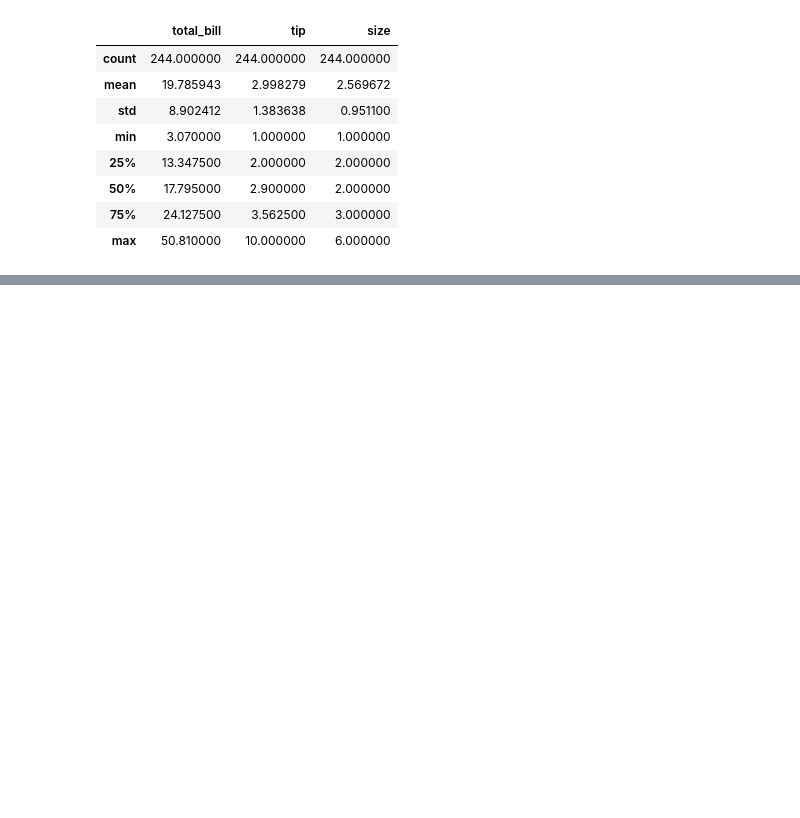
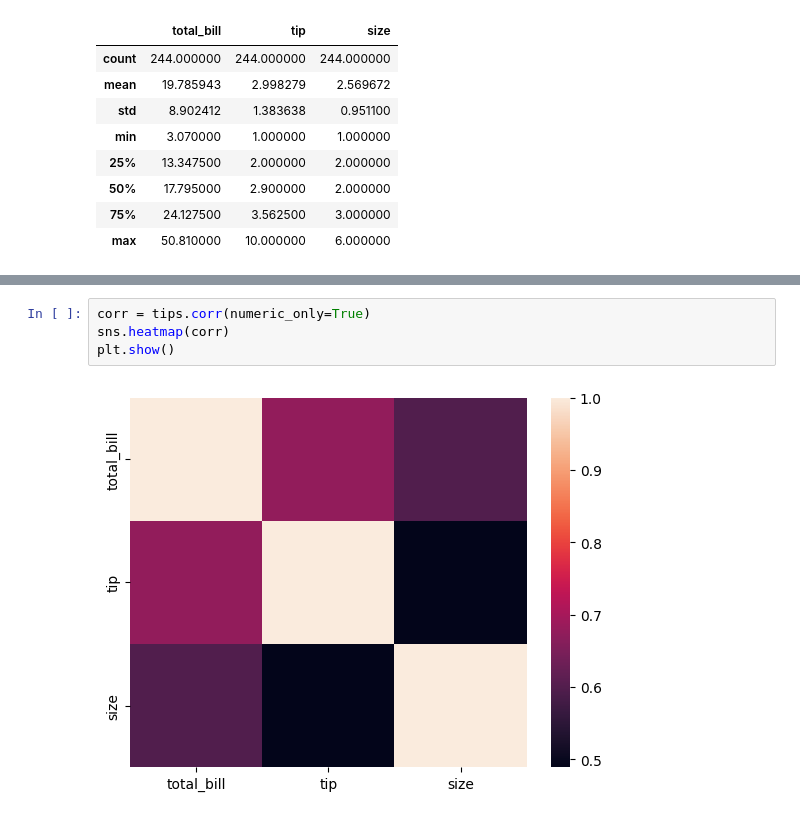
Before and after one commit to DataTrainingFoundations/DataTrainingRepo, a Jupyter notebook: Week2/Examples/DataAnalysis/seaborn_analysis.ipynb, the cells around one changed output, grey strips where cells are left out. Drawn from its saved outputs; the diff is of its cells as text; blank space fills up the shorter version.

```diff
--- a/Week2/Examples/DataAnalysis/seaborn_analysis.ipynb
+++ b/Week2/Examples/DataAnalysis/seaborn_analysis.ipynb
@@ -95,0 +124,6 @@ sns.boxplot()
+# %%
+corr = tips.corr(numeric_only=True)
+sns.heatmap(corr)
+plt.show()
+# %% [output]
+[figure, added]
```
Also changed, not shown: parts of 14 cells of this notebook.
